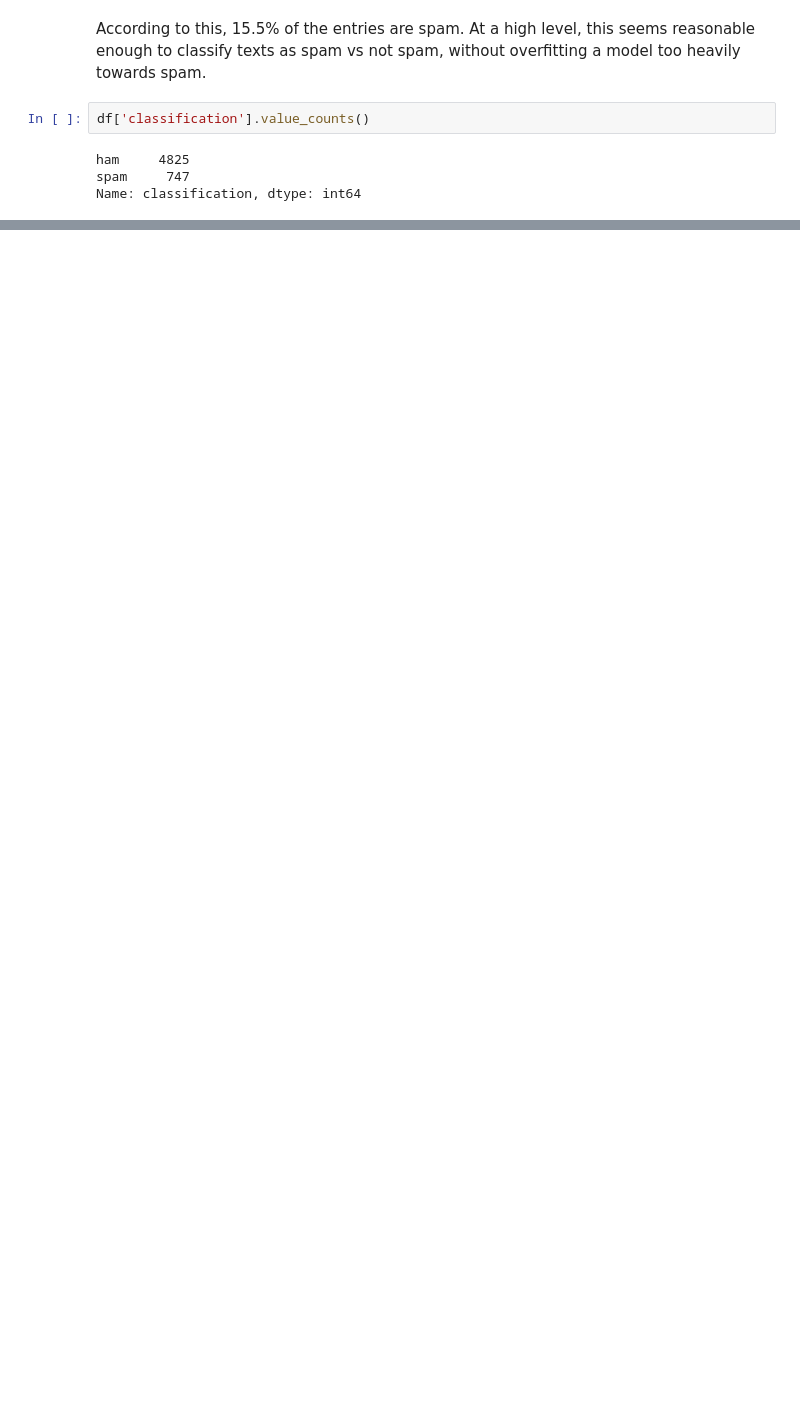
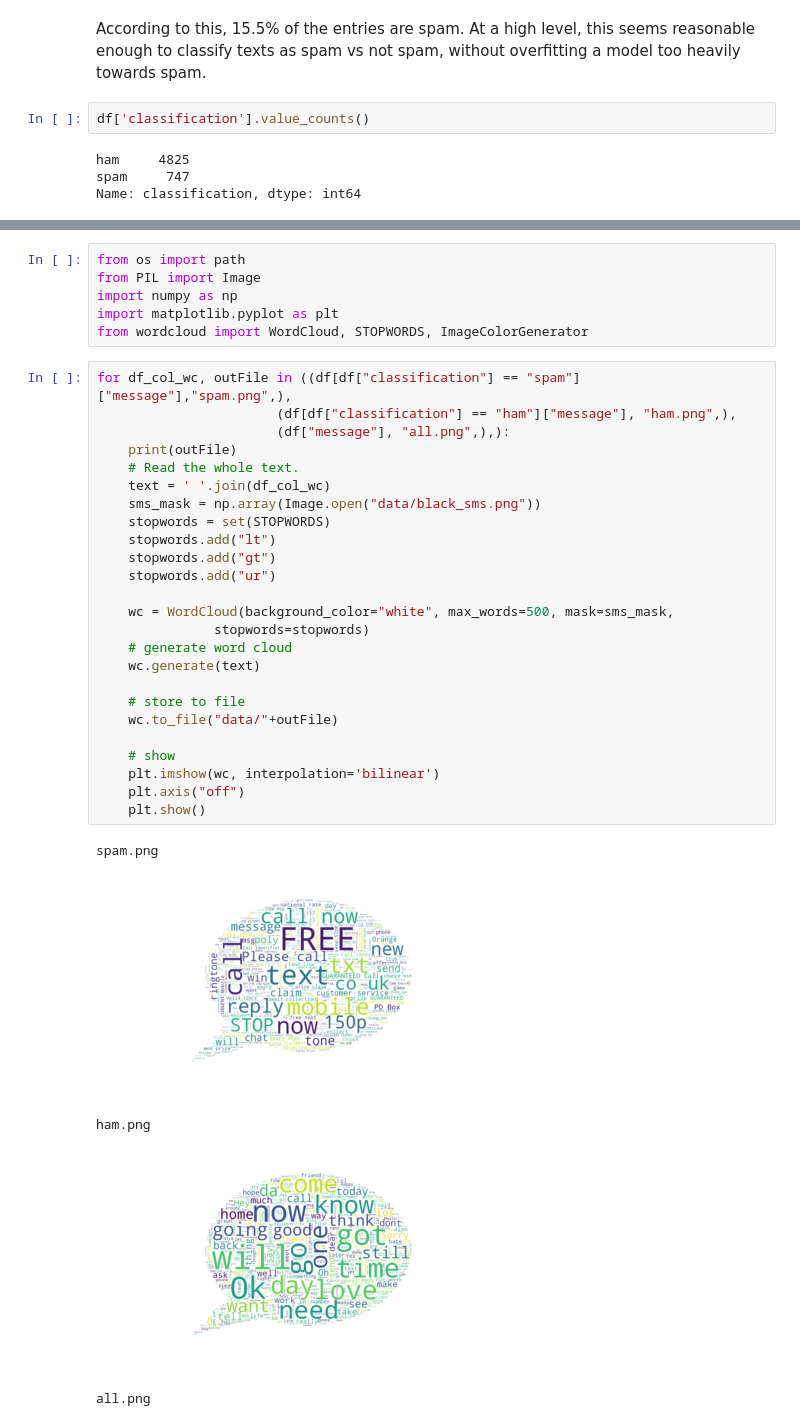
Before and after one commit to ML-Project8/SpamVsHamDataAnalysis, a Jupyter notebook: Lab2-SpamVsHam.ipynb, the cells around one changed output, grey strips where cells are left out. Saved outputs shown, nothing was run; the diff lists cells and outputs as text; blank space fills up the shorter version.

Commit message:
generating images yooo

```diff
--- a/Lab2-SpamVsHam.ipynb
+++ b/Lab2-SpamVsHam.ipynb
@@ -94,0 +73,37 @@ NameError: name 'd' is not defined
+# %%
+from os import path
+from PIL import Image
+import numpy as np
+import matplotlib.pyplot as plt
+from wordcloud import WordCloud, STOPWORDS, ImageColorGenerator
+# %%
+for df_col_wc, outFile in ((df[df["classification"] == "spam"]["message"],"spam.png",),
+                       (df[df["classification"] == "ham"]["message"], "ham.png",),
+                       (df["message"], "all.png",),):
+    print(outFile)
+    # Read the whole text.
+    text = ' '.join(df_col_wc)
+    sms_mask = np.array(Image.open("data/black_sms.png"))
+    stopwords = set(STOPWORDS)
+    stopwords.add("lt")
+    stopwords.add("gt")
+    stopwords.add("ur")
+
+    wc = WordCloud(background_color="white", max_words=500, mask=sms_mask,
+               stopwords=stopwords)
+    # generate word cloud
+    wc.generate(text)
+
+    # store to file
+    wc.to_file("data/"+outFile)
+
+    # show
+    plt.imshow(wc, interpolation='bilinear')
+    plt.axis("off")
+    plt.show()
+# %% [output]
+spam.png
+[figure, added]
+ham.png
+[figure, added]
+all.png
```
Also changed, not shown: parts of 13 cells of this notebook, 5 other files.
